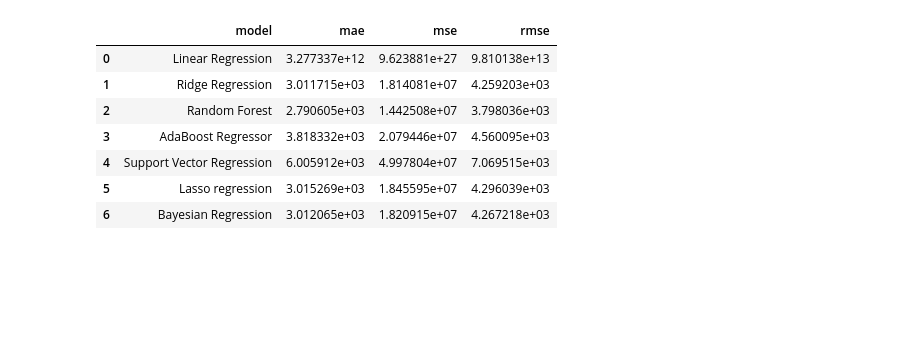
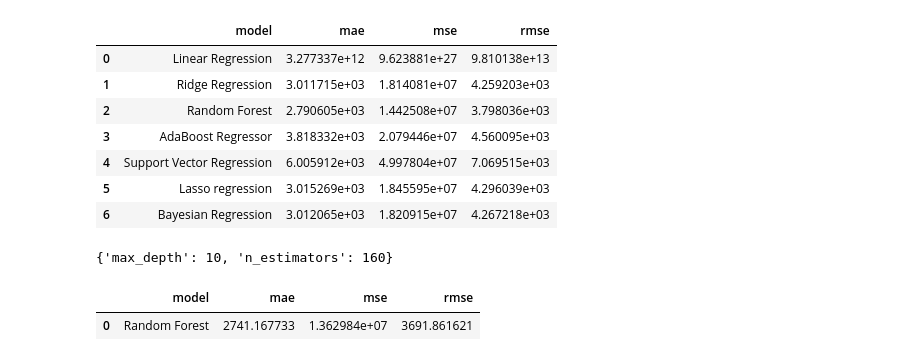
Before and after one commit to VictorUmunna/Car-Price-Prediction, a Jupyter notebook: Normalize_model.ipynb, the cells around one changed output. Drawn from its saved outputs; the diff is of its cells as text; code cells hidden in the pictures; blank space fills up the shorter version.

```diff
--- a/Normalize_model.ipynb
+++ b/Normalize_model.ipynb
@@ -93,6 +96,8 @@ print(X_test)
  [0.58333333 0.7828559  0.         ... 1.         0.         0.        ]
  [0.33333333 0.29713884 0.         ... 1.         0.         0.        ]
  [0.04166667 0.03975451 0.         ... 0.         1.         0.        ]]
+# %%
+cv = ShuffleSplit(n_splits=5, test_size=0.2, random_state = 0)
 # %%
 #linear regression
 lr = linear_model.LinearRegression()
@@ -194,3 +199,34 @@ best_model
 | 4 | Support Vector Regression | 6.005912e+03 | 4.997804e+07 | 7.069515e+03 |
 | 5 | Lasso regression | 3.015269e+03 | 1.845595e+07 | 4.296039e+03 |
 | 6 | Bayesian Regression | 3.012065e+03 | 1.820915e+07 | 4.267218e+03 |
+# %%
+# Tune the model
+
+rf = RandomForestRegressor(random_state=123)
+rf_params = dict(
+    n_estimators=np.arange(80, 162, 10), max_depth=[10, 12, 14, 16, 18, None]
+                )
+gs_rf = GridSearchCV(rf, rf_params, n_jobs=-1, scoring="neg_root_mean_squared_error", cv = cv)
+
+# fit the model
+gs_rf.fit(X_train, y_train)
+
+gs_rf.best_params_
+# %% [output]
+{'max_depth': 10, 'n_estimators': 160}
+# %%
+rf = RandomForestRegressor(max_depth=10, n_estimators=160, random_state=123)
+
+rf.fit(X_train, y_train)
+rf_pred = rf.predict(X_test)
+# %%
+model = pd.DataFrame({
+    'model': ['Random Forest'],
+    'mae': [mean_absolute_error(y_test, rf_pred)],
+    'mse': [mean_squared_error(y_test, rf_pred)],
+    'rmse': [np.sqrt(metrics.mean_squared_error(y_test, rf_pred))]
+    })
+model
+# %% [output]
+|  | model | mae | mse | rmse |
+| 0 | Random Forest | 2741.167733 | 1.362984e+07 | 3691.861621 |
```
Also changed, not shown: parts of 2 cells of this notebook.
